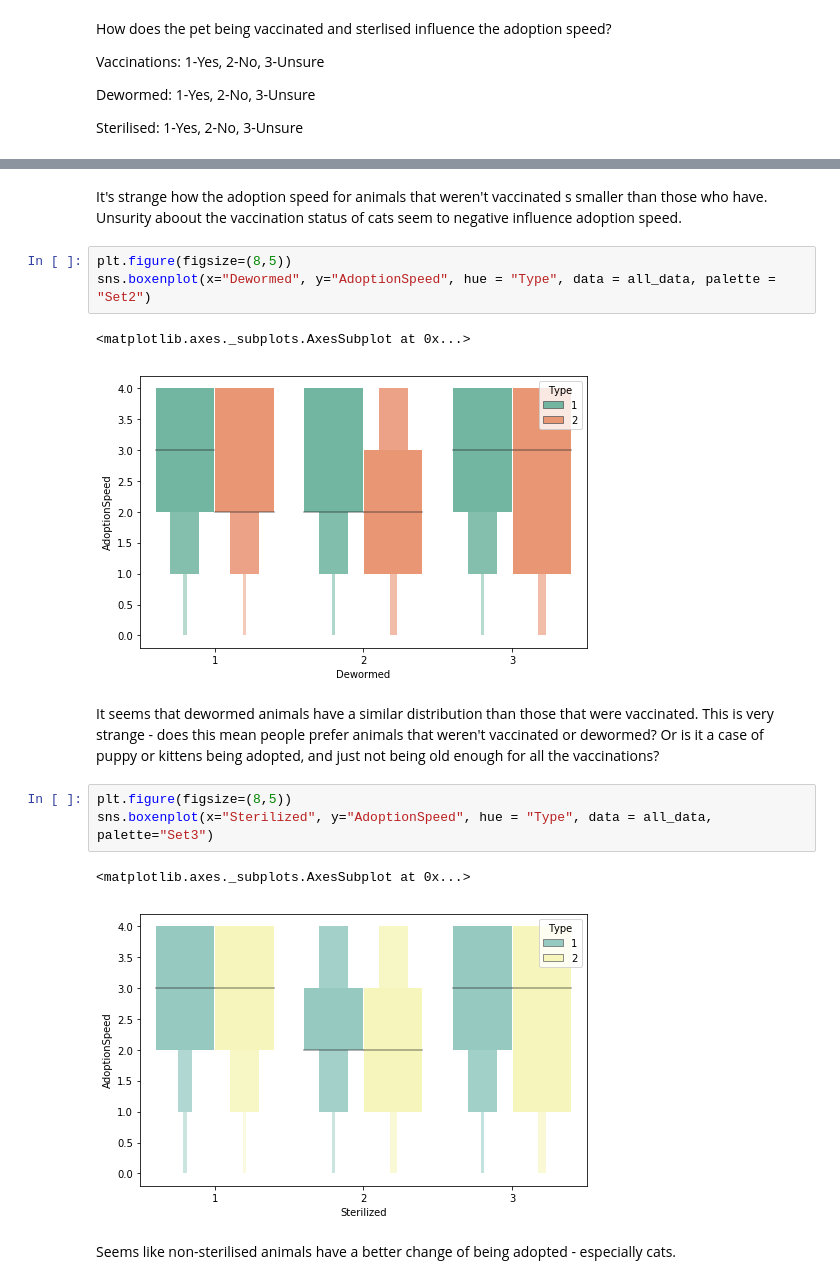
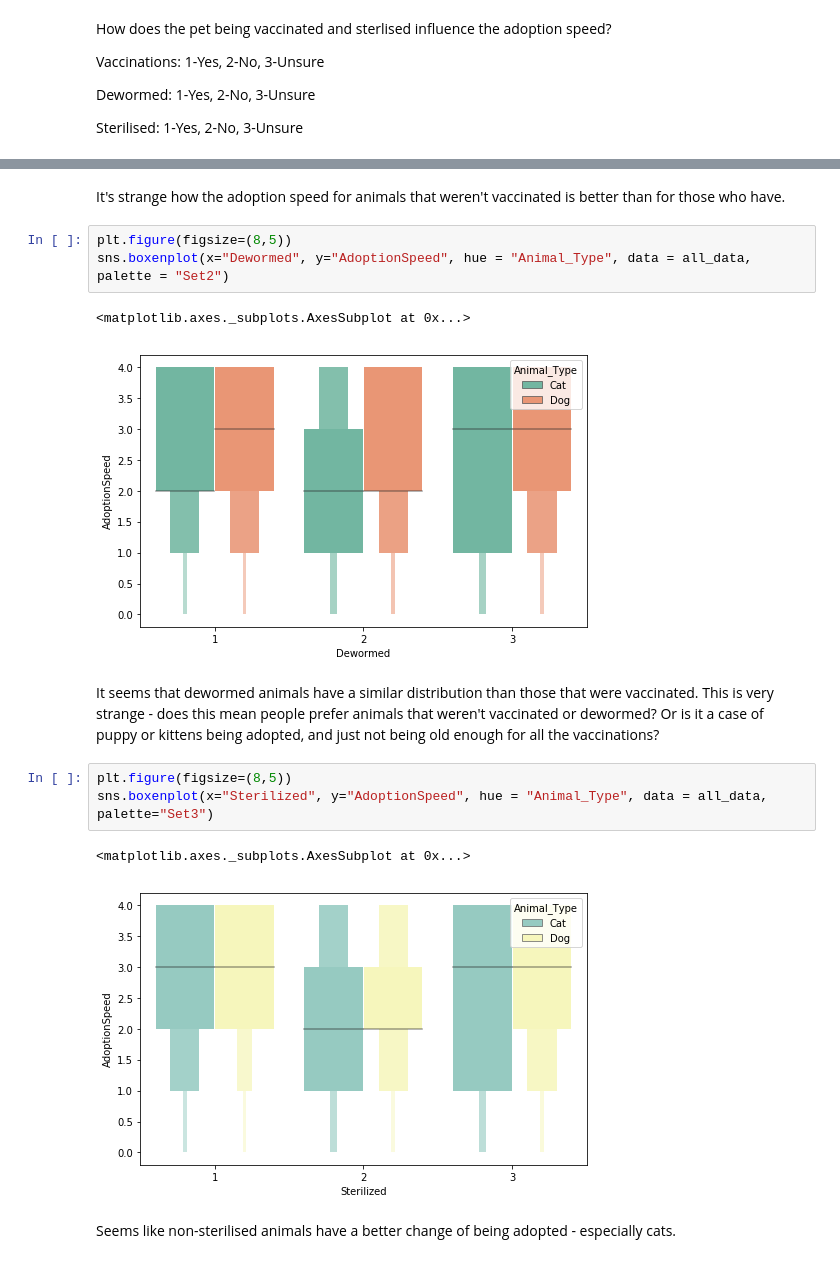
Before and after one commit to MelissieP/animal-adoption-prediction, a Jupyter notebook: DataExploration.ipynb, the cells around one changed output, grey strips where cells are left out. Saved outputs shown, nothing was run; the diff lists cells and outputs as text.

Commit message:
Made a few changes to data analysis notebook and wrote the preprocessing script

```diff
--- a/DataExploration.ipynb
+++ b/DataExploration.ipynb
@@ -496,19 +490,19 @@ sns.boxenplot(x="Vaccinated", y="AdoptionSpeed", hue = "Animal_Type", data = all
 # %% [markdown]
-It's strange how the adoption speed for animals that weren't vaccinated s smaller than those who have. Unsurity aboout the vaccination status of cats seem to negative influence adoption speed.
+It's strange how the adoption speed for animals that weren't vaccinated is better than for those who have.
 # %%
 plt.figure(figsize=(8,5))
-sns.boxenplot(x="Dewormed", y="AdoptionSpeed", hue = "Type", data = all_data, palette = "Set2")
+sns.boxenplot(x="Dewormed", y="AdoptionSpeed", hue = "Animal_Type", data = all_data, palette = "Set2")
 # %% [output]
 <matplotlib.axes._subplots.AxesSubplot at 0x...>
-[figure, old version]
+[figure, new version]
 # %% [markdown]
 It seems that dewormed animals have a similar distribution than those that were vaccinated. This is very strange - does this mean people prefer animals that weren't vaccinated or dewormed? Or is it a case of puppy or kittens being adopted, and just not being old enough for all the vaccinations?
 # %%
 plt.figure(figsize=(8,5))
-sns.boxenplot(x="Sterilized", y="AdoptionSpeed", hue = "Type", data = all_data, palette="Set3")
+sns.boxenplot(x="Sterilized", y="AdoptionSpeed", hue = "Animal_Type", data = all_data, palette="Set3")
 # %% [output]
 <matplotlib.axes._subplots.AxesSubplot at 0x...>
-[figure, old version]
+[figure, new version]
 # %% [markdown]
 Seems like non-sterilised animals have a better change of being adopted - especially cats.
 # %% [markdown]
```
Also changed, not shown: parts of 23 cells of this notebook, 1 other file.
